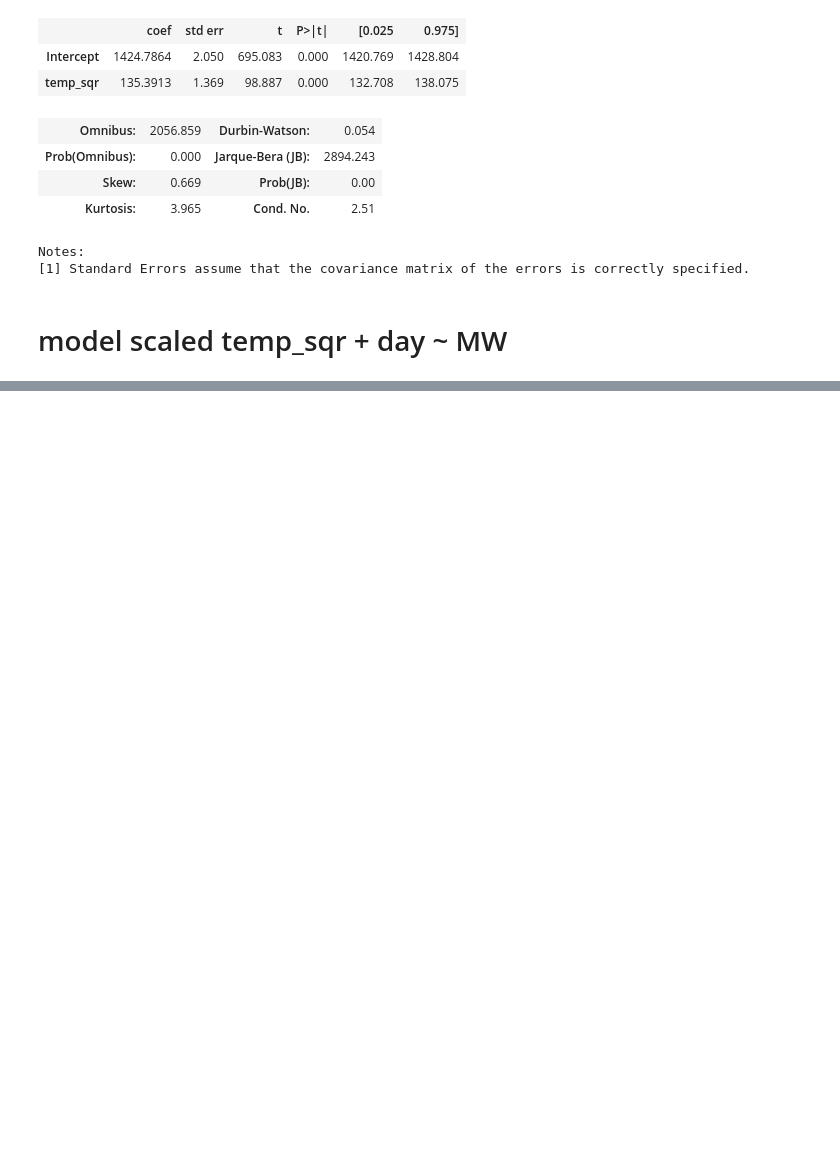
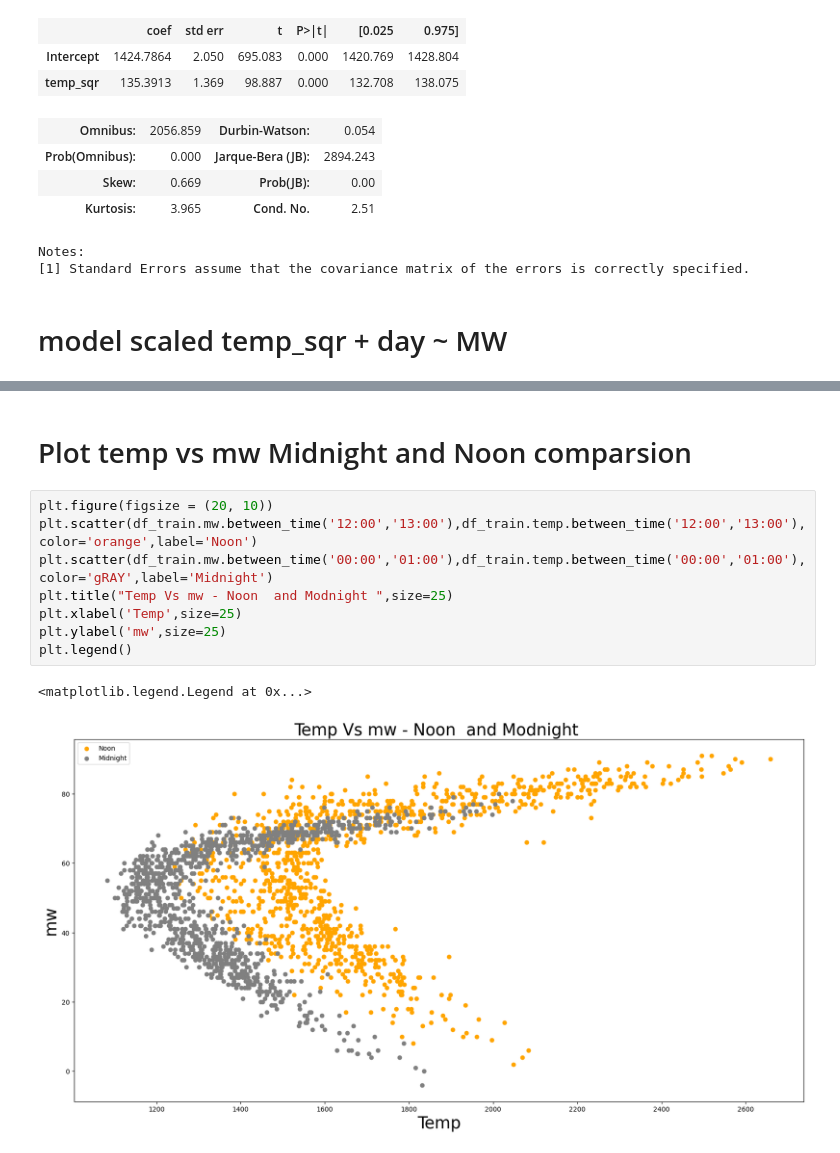
Before and after one commit to mkartheekraj/TimeSeries_Forecasting-Python, a Jupyter notebook: 1st_Project_Energy_Prediction.ipynb, the cells around one changed output, grey strips where cells are left out. Cells and saved outputs as stored; diff of their text form; blank space fills up the shorter version.

```diff
--- a/1st_Project_Energy_Prediction.ipynb
+++ b/1st_Project_Energy_Prediction.ipynb
@@ -542,0 +625,13 @@ AttributeError: 'function' object has no attribute 'from_formula'
+# %% [markdown]
+# Plot temp vs mw Midnight  and Noon comparsion
+# %%
+plt.figure(figsize = (20, 10))
+plt.scatter(df_train.mw.between_time('12:00','13:00'),df_train.temp.between_time('12:00','13:00'),color='orange',label='Noon')
+plt.scatter(df_train.mw.between_time('00:00','01:00'),df_train.temp.between_time('00:00','01:00'),color='gRAY',label='Midnight')
+plt.title("Temp Vs mw - Noon  and Modnight ",size=25)
+plt.xlabel('Temp',size=25)
+plt.ylabel('mw',size=25)
+plt.legend()
+# %% [output]
+<matplotlib.legend.Legend at 0x...>
+[figure, added]
```
Also changed, not shown: parts of 7 cells of this notebook.
